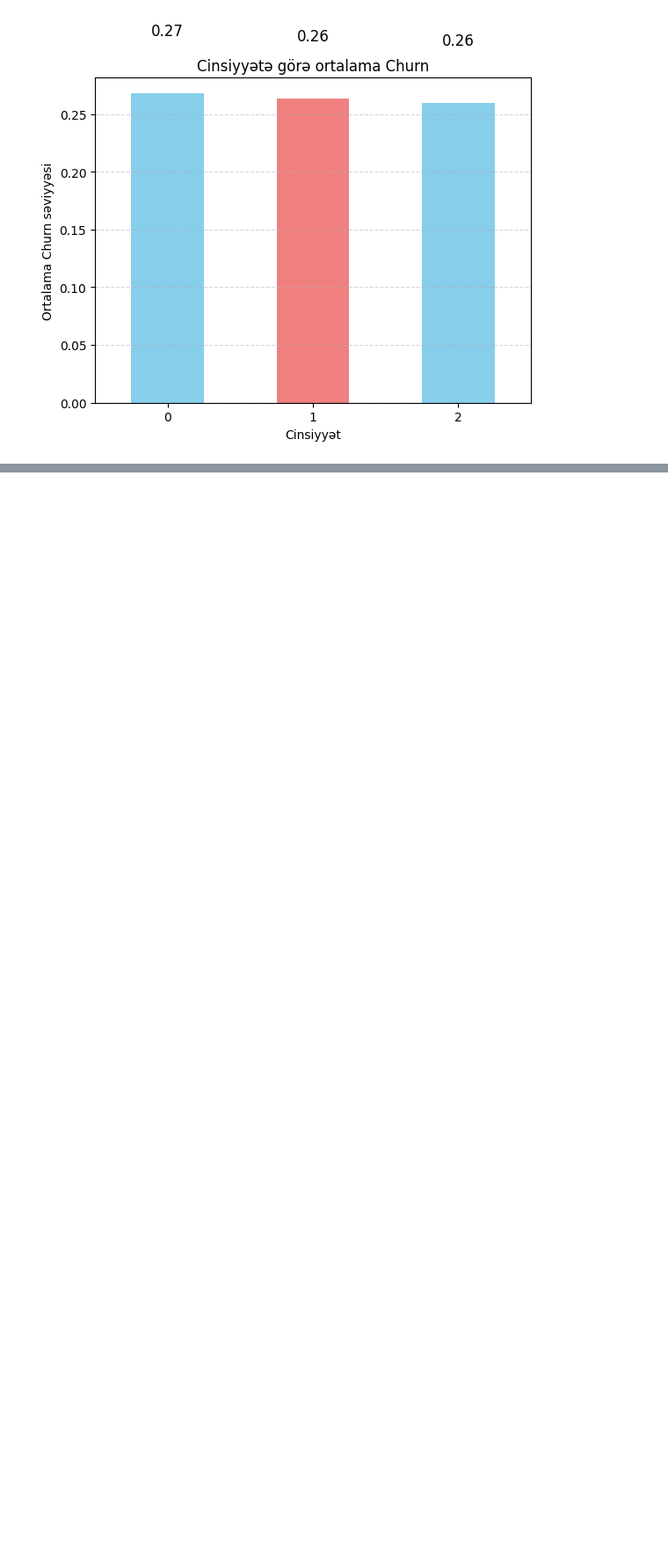
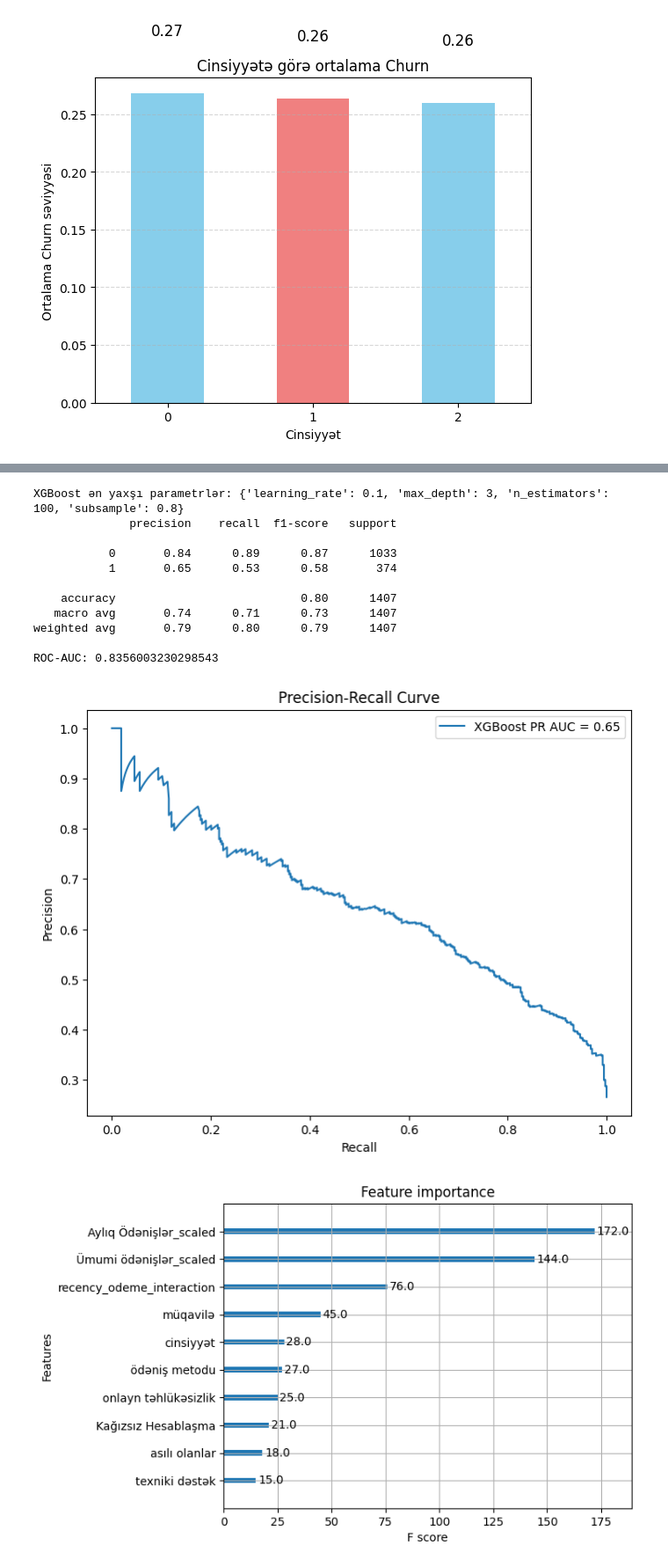
Before and after one commit to Sevinj-joy/Matplotlib_examples, a Jupyter notebook: Churn_analysis/churn_analysis.ipynb, the cells around one changed output, grey strips where cells are left out. Shown at 88% size. Saved outputs shown, nothing was run; the diff lists cells and outputs as text; code cells hidden in the pictures; blank space fills up the shorter version.

```diff
--- a/Churn_analysis/churn_analysis.ipynb
+++ b/Churn_analysis/churn_analysis.ipynb
@@ -705,0 +404,13 @@ dtype: int64
+# %%
+from sklearn.preprocessing import MinMaxScaler, RobustScaler
+
+
+minmax_scaler = MinMaxScaler()
+
+robust_scaler = RobustScaler()
+
+data['Aylıq Ödənişlər_scaled'] = minmax_scaler.fit_transform(data[['Aylıq Ödənişlər']])
+
+data['Ümumi ödənişlər_scaled'] = robust_scaler.fit_transform(data[['Ümumi ödənişlər']])
+
+data.drop(columns=['Aylıq Ödənişlər', 'Ümumi ödənişlər'], inplace=True)
@@ -705,0 +535,39 @@ dtype: int64
+# %%
+import xgboost as xgb
+from sklearn.model_selection import GridSearchCV
+from sklearn.metrics import roc_auc_score, precision_recall_curve, classification_report, auc
+
+xgb_clf = xgb.XGBClassifier(random_state=42, use_label_encoder=False, eval_metric='logloss')
+param_grid_xgb = {
+    'n_estimators': [100, 200],
+    'max_depth': [3, 6],
+    'learning_rate': [0.01, 0.1],
+    'subsample': [0.8, 1]
+}
+
+grid_xgb = GridSearchCV(xgb_clf, param_grid_xgb, cv=5, scoring='roc_auc', n_jobs=-1)
+grid_xgb.fit(X_train, y_train)
+
+print("XGBoost ən yaxşı parametrlər:", grid_xgb.best_params_)
+
+y_pred_xgb = grid_xgb.predict(X_test)
+y_proba_xgb = grid_xgb.predict_proba(X_test)[:, 1]
+
+print(classification_report(y_test, y_pred_xgb))
+print("ROC-AUC:", roc_auc_score(y_test, y_proba_xgb))
+
+precision, recall, _ = precision_recall_curve(y_test, y_proba_xgb)
+pr_auc = auc(recall, precision)
+
+plt.figure(figsize=(8,6))
+plt.plot(recall, precision, label=f'XGBoost PR AUC = {pr_auc:.2f}')
+plt.xlabel('Recall')
+plt.ylabel('Precision')
+plt.title('Precision-Recall Curve')
+plt.legend()
+plt.show()
+
+# Feature importance
+xgb.plot_importance(grid_xgb.best_estimator_, max_num_features=10)
+plt.show()
+# %% [output]
@@ -705,0 +577,13 @@ dtype: int64
+XGBoost ən yaxşı parametrlər: {'learning_rate': 0.1, 'max_depth': 3, 'n_estimators': 100, 'subsample': 0.8}
+              precision    recall  f1-score   support
+
+           0       0.84      0.89      0.87      1033
+           1       0.65      0.53      0.58       374
+
+    accuracy                           0.80      1407
+   macro avg       0.74      0.71      0.73      1407
+weighted avg       0.79      0.80      0.79      1407
+
+ROC-AUC: 0.8356003230298543
+[figure, added]
+[figure, added]
```
Also changed, not shown: parts of 42 cells of this notebook.
